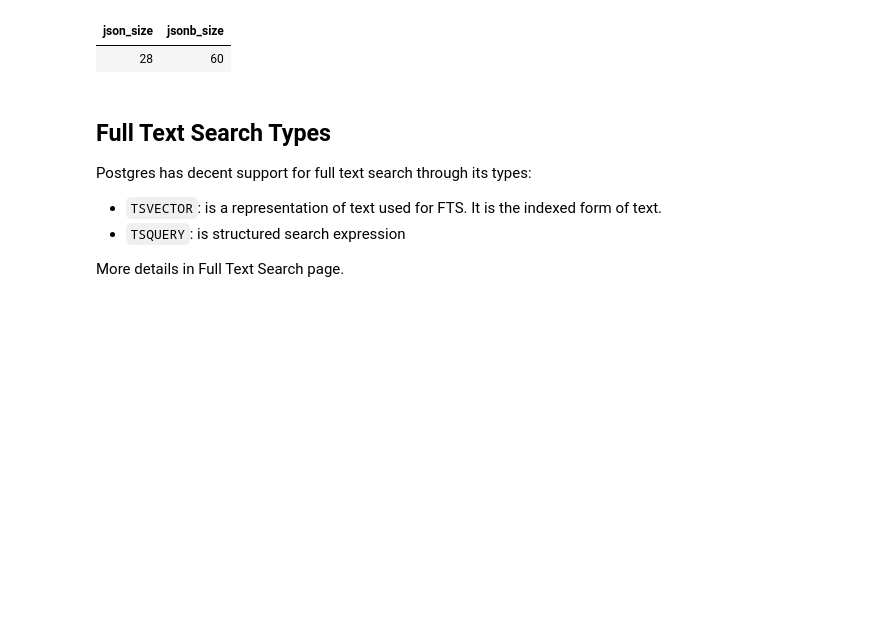
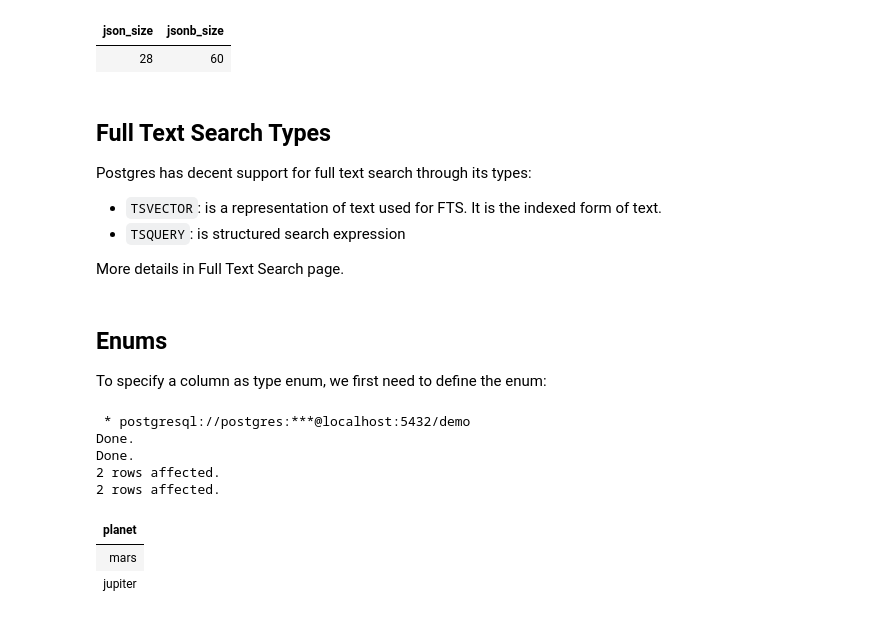
Before and after one commit to anjumsalman/jupyter-notebooks, a Jupyter notebook: Database/Postgres/Data Types.ipynb, the cells around one changed output. Saved outputs shown, nothing was run; the diff lists cells and outputs as text; code cells hidden in the pictures; blank space fills up the shorter version.

```diff
--- a/Database/Postgres/Data Types.ipynb
+++ b/Database/Postgres/Data Types.ipynb
@@ -488,3 +491,30 @@ Postgres has decent support for full text search through its types:
 - `TSQUERY`: is structured search expression
 
 More details in Full Text Search page.
+# %% [markdown]
+## Enums
+To specify a column as type enum, we first need to define the enum:
+# %%
+%%sql
+
+CREATE TYPE PLANETS AS ENUM(
+    'mercury', 'venus', 'earth', 'mars', 'jupiter', 'saturn', 'uranus', 'neptune'
+);
+
+CREATE TABLE enum_example (
+    planet PLANETS
+);
+-- # Error if we insert pluto
+INSERT INTO enum_example (planet)
+VALUES ('mars'), ('jupiter');
+
+SELECT * FROM enum_example;
+# %% [output]
+ * postgresql://postgres:***@localhost:5432/demo
+Done.
+Done.
+2 rows affected.
+2 rows affected.
+| planet |
+| mars |
+| jupiter |
```
Also changed, not shown: parts of 17 cells of this notebook, 2 other files.
